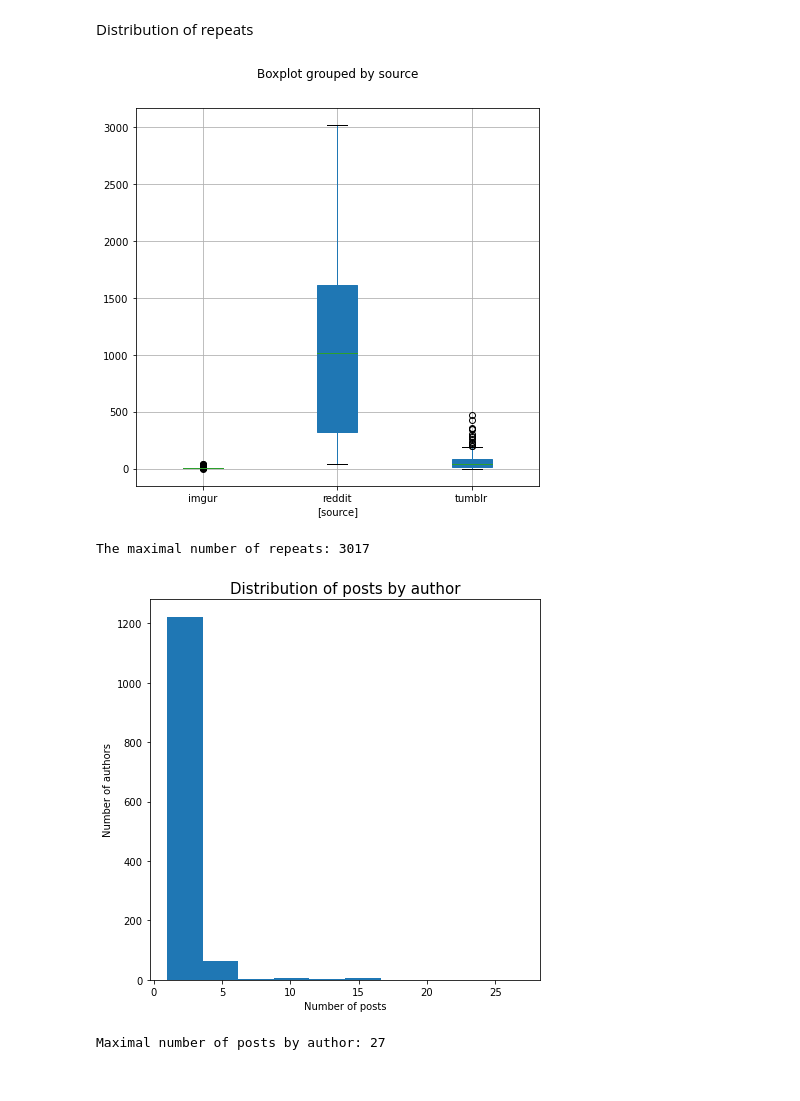
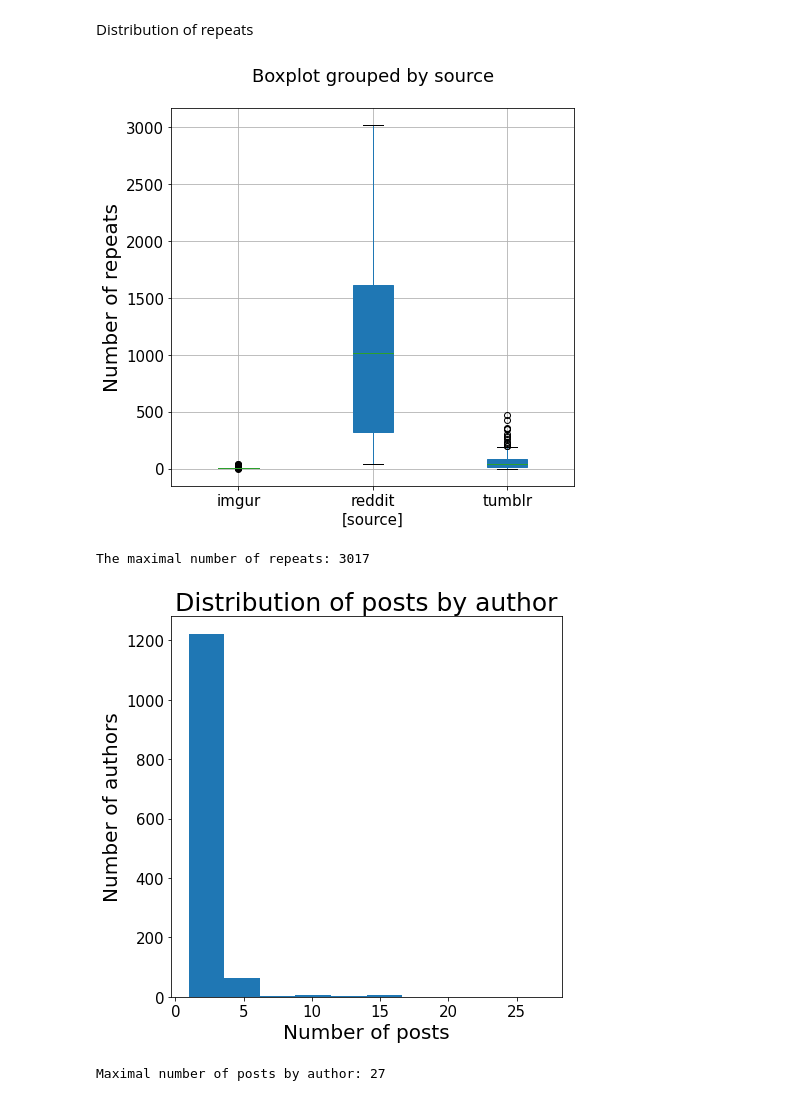
Before and after one commit to niegrzybkowski/beeg-meme, a Jupyter notebook: EDA/Beeg_Data_EDA.ipynb, the cells around one changed output. Drawn from its saved outputs; the diff is of its cells as text; code cells hidden in the pictures.

```diff
--- a/EDA/Beeg_Data_EDA.ipynb
+++ b/EDA/Beeg_Data_EDA.ipynb
@@ -85,3 +69,5 @@ df_eda_no_d
+# %%
+plt.rcParams["font.size"] = 15
 # %%
 plt.figure(figsize=(10,10))
 df_eda['source'].value_counts().plot(kind='bar')
@@ -161,11 +149,12 @@ Distribution of repeats
 # %%
 plt.figure(figsize=(7,7))
 ax = plt.gca()
 df_eda.groupby(["source", "global_id"]).count()['author'].reset_index()[["source", "author"]].boxplot(by="source", ax=ax, patch_artist=True)
 plt.title("")
+plt.ylabel("Number of repeats", fontsize=20)
 plt.show()
 # %% [output]
-[figure, old version]
+[figure, new version]
 # %%
 max_eda = max(df_eda.groupby(["source", "global_id"]).count()['author'])
 print(f"The maximal number of repeats: {max_eda}")
@@ -175,13 +164,13 @@ The maximal number of repeats: 3017
 plt.figure(figsize=(7,7))
 ax = plt.gca()
 df_eda_no_d.groupby('author').count()['global_id'].reset_index().hist(ax=ax)
-plt.title("Distribution of posts by author", fontsize=15)
-plt.xlabel("Number of posts", fontsize=12)
-plt.ylabel("Number of authors", fontsize=12)
+plt.title("Distribution of posts by author", fontsize=25)
+plt.xlabel("Number of posts", fontsize=20)
+plt.ylabel("Number of authors", fontsize=20)
 plt.grid(False)
 plt.show()
 # %% [output]
-[figure, old version]
+[figure, new version]
 # %%
 author_post_dist = df_eda_no_d.groupby('author').count()['global_id']
 # %%
```
Also changed, not shown: parts of 13 cells of this notebook.
